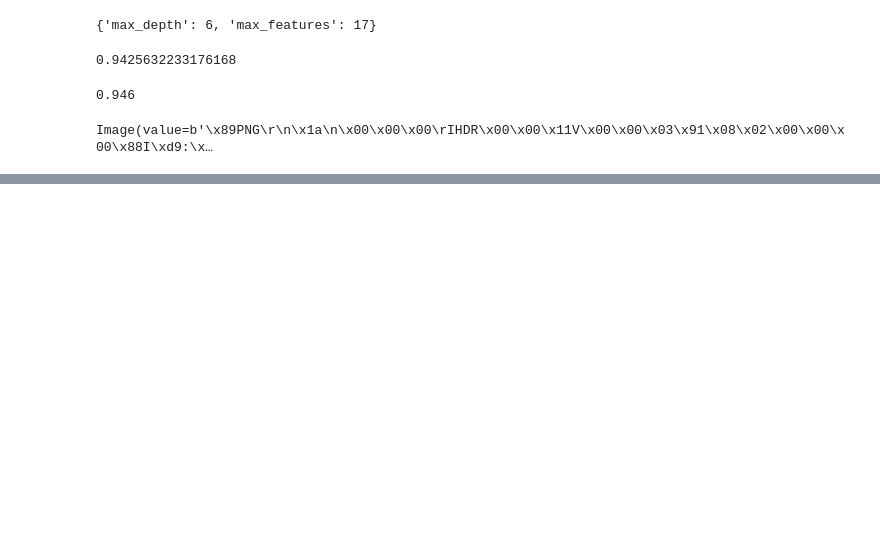
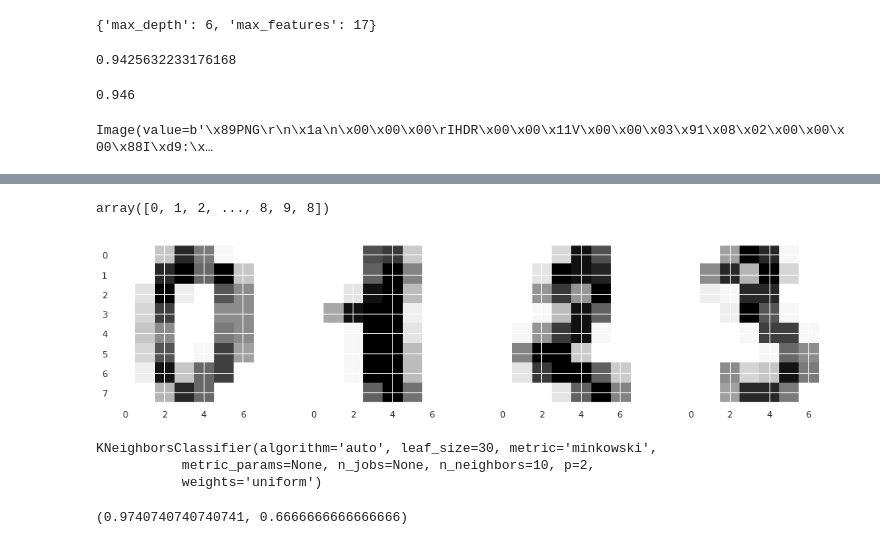
Before and after one commit to cdeler/ml_courses, a Jupyter notebook: lesson04.ipynb, the cells around one changed output, grey strips where cells are left out. Saved outputs shown, nothing was run; the diff lists cells and outputs as text; code cells hidden in the pictures; blank space fills up the shorter version.

```diff
--- a/lesson04.ipynb
+++ b/lesson04.ipynb
@@ -480,0 +594,7 @@ grph_png = Image(value=graph.create_png())
+# %%
+from sklearn.datasets import load_digits
+
+data = load_digits()
+X, y = data.data, data.target
+
+X[0,:].reshape([8,8])
@@ -480,0 +610,10 @@ grph_png = Image(value=graph.create_png())
+# %%
+y
+# %% [output]
+array([0, 1, 2, ..., 8, 9, 8])
+# %%
+f, axes = plt.subplots(1, 4, sharey=True, figsize=(16,6))
+for i in range(4):
+    axes[i].imshow(X[i,:].reshape([8,8]), cmap='Greys');
+# %% [output]
+[figure, added]
@@ -480,0 +622,16 @@ grph_png = Image(value=graph.create_png())
+# %%
+tree = DecisionTreeClassifier(max_depth=5, random_state=17)
+knn = KNeighborsClassifier(n_neighbors=10)
+
+tree.fit(X_train, y_train)
+knn.fit(X_train, y_train)
+# %% [output]
+KNeighborsClassifier(algorithm='auto', leaf_size=30, metric='minkowski',
+           metric_params=None, n_jobs=None, n_neighbors=10, p=2,
+           weights='uniform')
+# %%
+tree_pred = tree.predict(X_holdout)
+knn_pred = knn.predict(X_holdout)
+accuracy_score(y_holdout, knn_pred), accuracy_score(y_holdout, tree_pred)
+# %% [output]
+(0.9740740740740741, 0.6666666666666666)
```
Also changed, not shown: parts of 41 cells of this notebook.
